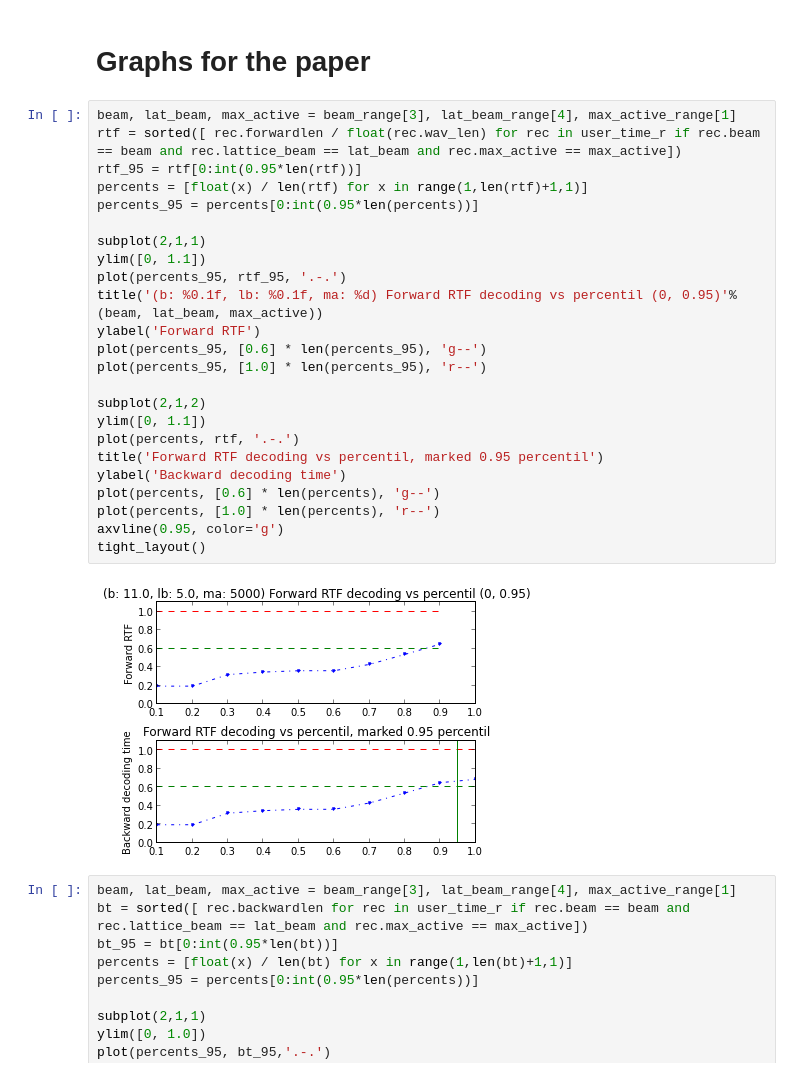
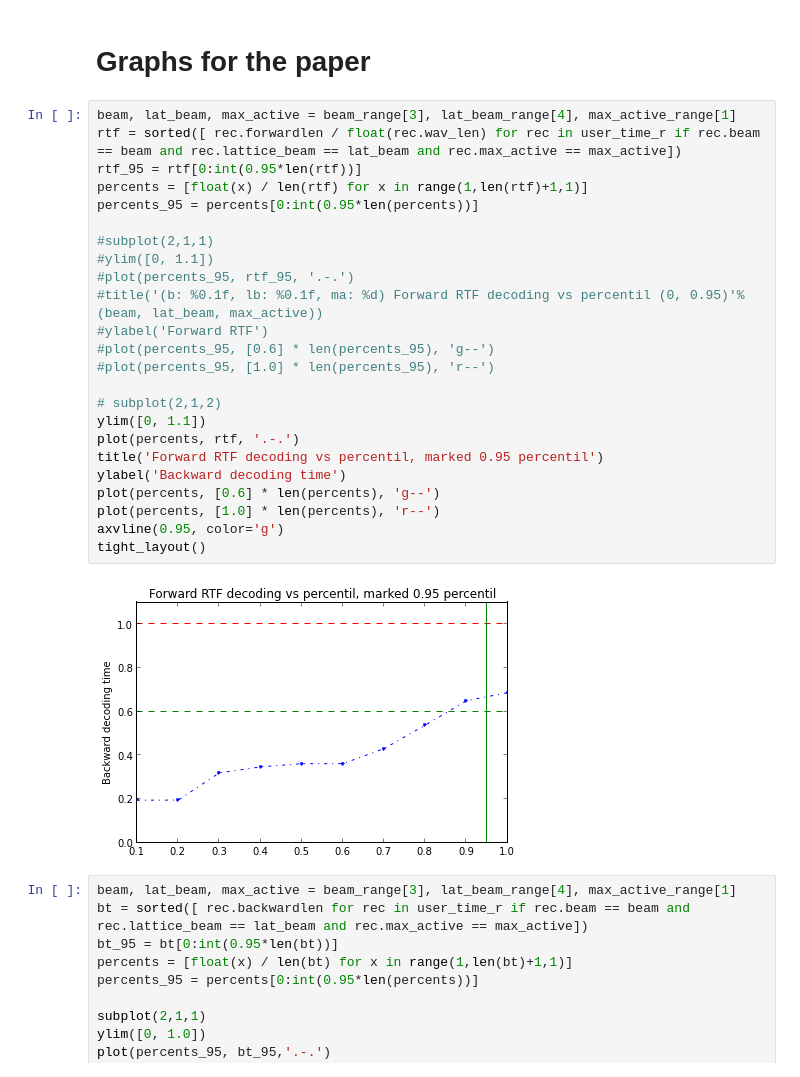
Before and after one commit to oplatek/pykaldi-eval, a Jupyter notebook: Pykaldi-evaluation.ipynb, the cells around one changed output. Saved outputs shown, nothing was run; the diff lists cells and outputs as text.

```diff
--- a/Pykaldi-evaluation.ipynb
+++ b/Pykaldi-evaluation.ipynb
@@ -90,29 +93,29 @@ Graphs for the paper
 # %%
 beam, lat_beam, max_active = beam_range[3], lat_beam_range[4], max_active_range[1]
 rtf = sorted([ rec.forwardlen / float(rec.wav_len) for rec in user_time_r if rec.beam == beam and rec.lattice_beam == lat_beam and rec.max_active == max_active])
 rtf_95 = rtf[0:int(0.95*len(rtf))]
 percents = [float(x) / len(rtf) for x in range(1,len(rtf)+1,1)]
 percents_95 = percents[0:int(0.95*len(percents))]
 
-subplot(2,1,1)
-ylim([0, 1.1])
-plot(percents_95, rtf_95, '.-.')
-title('(b: %0.1f, lb: %0.1f, ma: %d) Forward RTF decoding vs percentil (0, 0.95)'% (beam, lat_beam, max_active))
-ylabel('Forward RTF')
-plot(percents_95, [0.6] * len(percents_95), 'g--')
-plot(percents_95, [1.0] * len(percents_95), 'r--')
+#subplot(2,1,1)
+#ylim([0, 1.1])
+#plot(percents_95, rtf_95, '.-.')
+#title('(b: %0.1f, lb: %0.1f, ma: %d) Forward RTF decoding vs percentil (0, 0.95)'% (beam, lat_beam, max_active))
+#ylabel('Forward RTF')
+#plot(percents_95, [0.6] * len(percents_95), 'g--')
+#plot(percents_95, [1.0] * len(percents_95), 'r--')
 
-subplot(2,1,2)
+# subplot(2,1,2)
 ylim([0, 1.1])
 plot(percents, rtf, '.-.')
 title('Forward RTF decoding vs percentil, marked 0.95 percentil')
 ylabel('Backward decoding time')
 plot(percents, [0.6] * len(percents), 'g--')
 plot(percents, [1.0] * len(percents), 'r--')
 axvline(0.95, color='g')
 tight_layout()
 # %% [output]
-[figure, old version]
+[figure, new version]
 # %%
 beam, lat_beam, max_active = beam_range[3], lat_beam_range[4], max_active_range[1]
 bt = sorted([ rec.backwardlen for rec in user_time_r if rec.beam == beam and rec.lattice_beam == lat_beam and rec.max_active == max_active])
```
Also changed, not shown: parts of 1 cell of this notebook.
